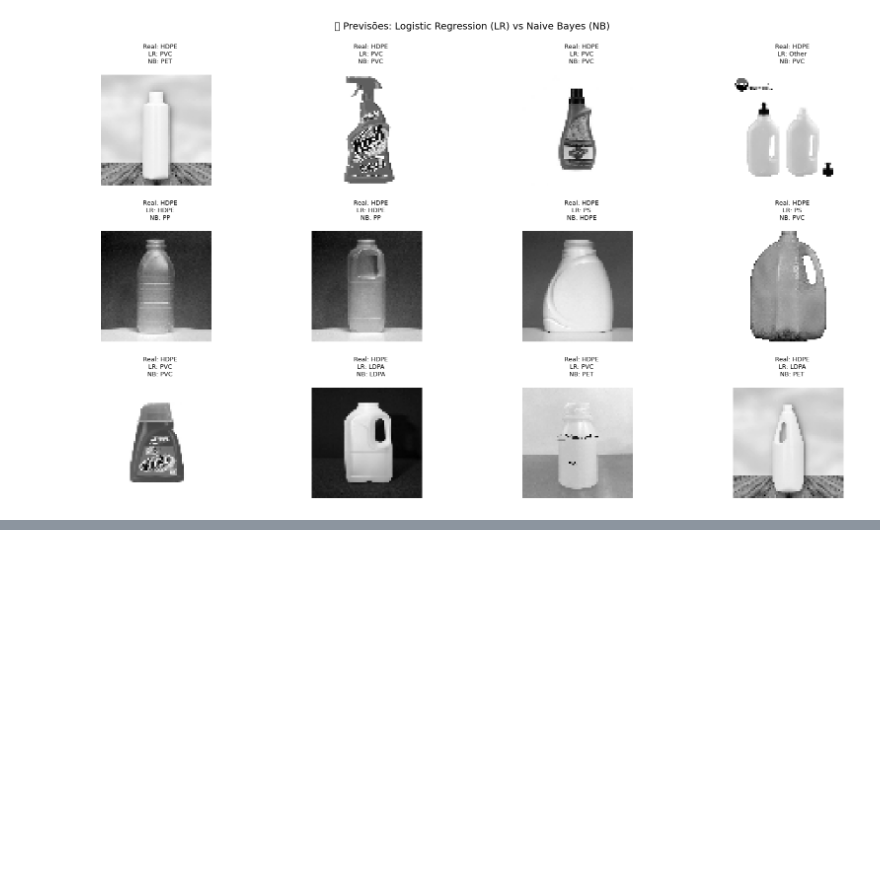
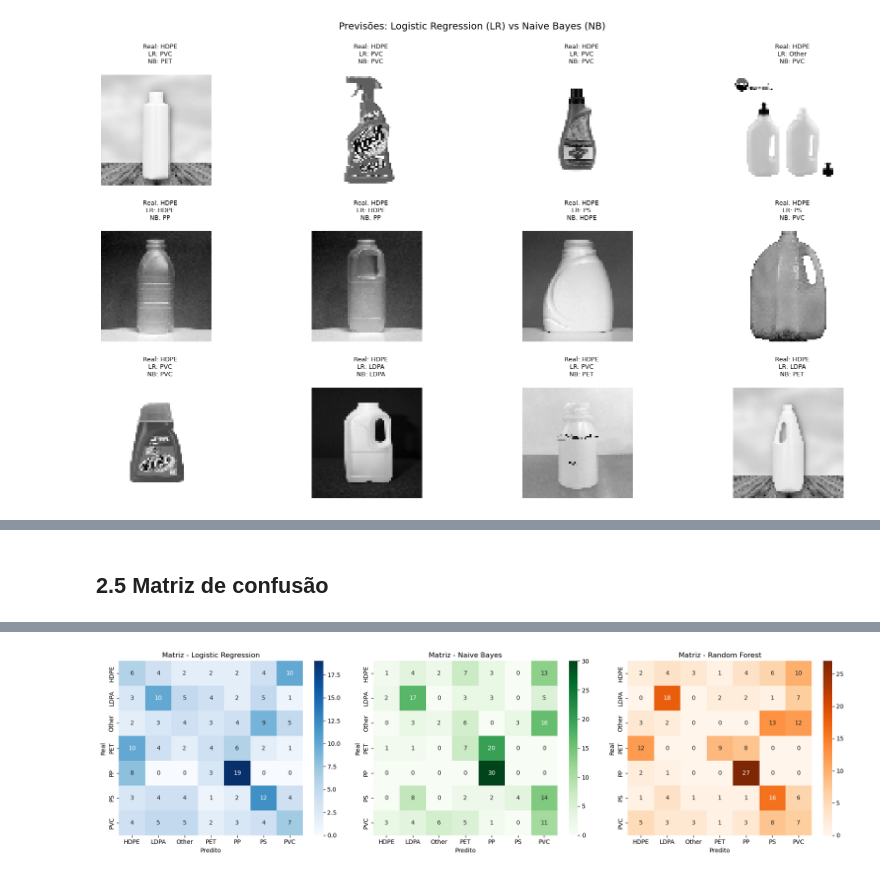
Before and after one commit to Graciliana/classificacao_plastico, a Jupyter notebook: models/model_comparison.ipynb, the cells around one changed output, grey strips where cells are left out. Drawn from its saved outputs; the diff is of its cells as text; code cells hidden in the pictures; blank space fills up the shorter version.

```diff
--- a/models/model_comparison.ipynb
+++ b/models/model_comparison.ipynb
@@ -166,0 +232,51 @@ plt.show()
+# %% [markdown]
+## 2.5 Matriz de confusão
+# %%
+# Carregar dados e modelos
+le = joblib.load("models/03_random_forest/label_encoder_random_forest.joblib")
+X_test, y_test = joblib.load("models/test_data_for_comparisons.joblib")
+y_test_enc = le.transform(y_test)
+
+# Carregar modelos
+lr_model = joblib.load("models/01_logistic_regression/logistic_regression_model.joblib")
+nb_model = joblib.load("models/02_naive_bayes/naive_bayes_model.joblib")
+rf_model = joblib.load("models/03_random_forest/random_forest_model.joblib")
+
+# Aplicar PCA se necessario para LR
+pca = joblib.load("models/01_logistic_regression/pca_transformer_logistic_regression.joblib")
+X_test_pca = pca.transform(X_test)
+
+# Predições
+y_pred_lr = lr_model.predict(X_test_pca)
+y_pred_nb = nb_model.predict(X_test)
+y_pred_rf = rf_model.predict(X_test)
+
+# Matrizes de Confusão
+cm_lr = confusion_matrix(y_test_enc, y_pred_lr)
+cm_nb = confusion_matrix(y_test_enc, y_pred_nb)
+cm_rf = confusion_matrix(y_test_enc, y_pred_rf)
+
+# Plotar
+plt.figure(figsize=(18, 5))
+
+plt.subplot(1, 3, 1)
+sns.heatmap(cm_lr, annot=True, fmt="d", cmap="Blues", xticklabels=le.classes_, yticklabels=le.classes_)
+plt.title("Matriz - Logistic Regression")
+plt.xlabel("Predito")
+plt.ylabel("Real")
+
+plt.subplot(1, 3, 2)
+sns.heatmap(cm_nb, annot=True, fmt="d", cmap="Greens", xticklabels=le.classes_, yticklabels=le.classes_)
+plt.title("Matriz - Naive Bayes")
+plt.xlabel("Predito")
+plt.ylabel("Real")
+
+plt.subplot(1, 3, 3)
+sns.heatmap(cm_rf, annot=True, fmt="d", cmap="Oranges", xticklabels=le.classes_, yticklabels=le.classes_)
+plt.title("Matriz - Random Forest")
+plt.xlabel("Predito")
+plt.ylabel("Real")
+
+plt.tight_layout()
+plt.show()
+# %% [output]
@@ -166,0 +287 @@ plt.show()
+[figure, added]
```
Also changed, not shown: parts of 8 cells of this notebook, 1 other file.
